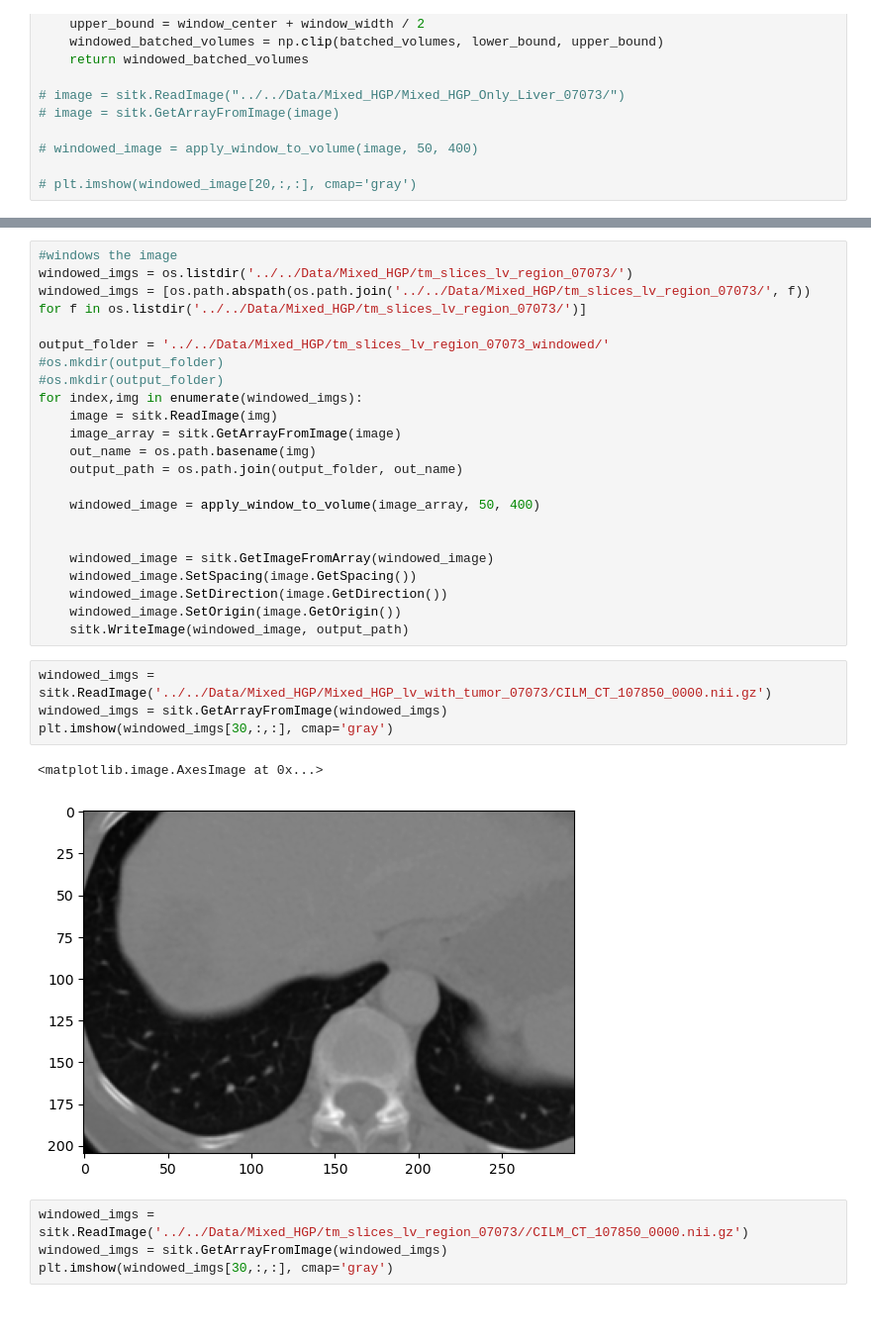
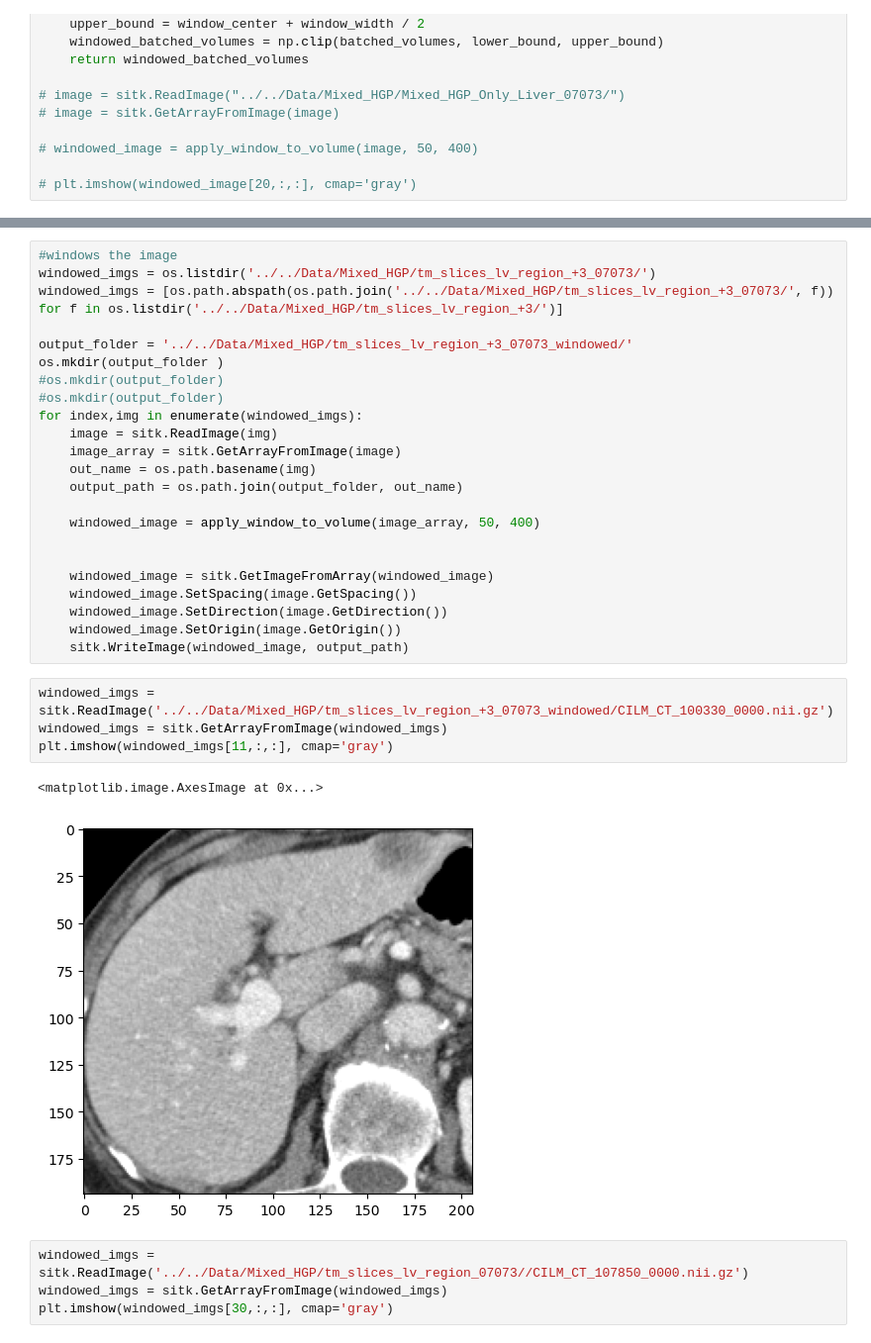
Before and after one commit to BaconDavid/CRLM_Internship_Project, a Jupyter notebook: Jupyter_Test/Get liver bounding.ipynb, the cells around one changed output, grey strips where cells are left out. Shown at 99% size. Drawn from its saved outputs; the diff is of its cells as text; blank space fills up the shorter version.

Commit message:
rewrite to visualize only once in each fold

```diff
--- a/Jupyter_Test/Get liver bounding.ipynb
+++ b/Jupyter_Test/Get liver bounding.ipynb
@@ -678,10 +726,11 @@ resamp.shape
 (39, 136, 74)
 # %%
 #windows the image
-windowed_imgs = os.listdir('../../Data/Mixed_HGP/tm_slices_lv_region_07073/')
-windowed_imgs = [os.path.abspath(os.path.join('../../Data/Mixed_HGP/tm_slices_lv_region_07073/', f)) for f in os.listdir('../../Data/Mixed_HGP/tm_slices_lv_region_07073/')]
+windowed_imgs = os.listdir('../../Data/Mixed_HGP/tm_slices_lv_region_+3_07073/')
+windowed_imgs = [os.path.abspath(os.path.join('../../Data/Mixed_HGP/tm_slices_lv_region_+3_07073/', f)) for f in os.listdir('../../Data/Mixed_HGP/tm_slices_lv_region_+3/')]
 
-output_folder = '../../Data/Mixed_HGP/tm_slices_lv_region_07073_windowed/'
+output_folder = '../../Data/Mixed_HGP/tm_slices_lv_region_+3_07073_windowed/'
+os.mkdir(output_folder )
 #os.mkdir(output_folder)
 #os.mkdir(output_folder)
 for index,img in enumerate(windowed_imgs):
@@ -699,12 +748,12 @@ for index,img in enumerate(windowed_imgs):
     windowed_image.SetOrigin(image.GetOrigin())
     sitk.WriteImage(windowed_image, output_path)
 # %%
-windowed_imgs = sitk.ReadImage('../../Data/Mixed_HGP/Mixed_HGP_lv_with_tumor_07073/CILM_CT_107850_0000.nii.gz')
+windowed_imgs = sitk.ReadImage('../../Data/Mixed_HGP/tm_slices_lv_region_+3_07073_windowed/CILM_CT_100330_0000.nii.gz')
 windowed_imgs = sitk.GetArrayFromImage(windowed_imgs)
-plt.imshow(windowed_imgs[30,:,:], cmap='gray')
+plt.imshow(windowed_imgs[11,:,:], cmap='gray')
 # %% [output]
 <matplotlib.image.AxesImage at 0x...>
-[figure, old version]
+[figure, new version]
 # %%
 windowed_imgs = sitk.ReadImage('../../Data/Mixed_HGP/tm_slices_lv_region_07073//CILM_CT_107850_0000.nii.gz')
 windowed_imgs = sitk.GetArrayFromImage(windowed_imgs)
```
Also changed, not shown: parts of 18 cells of this notebook, 46 other files.
